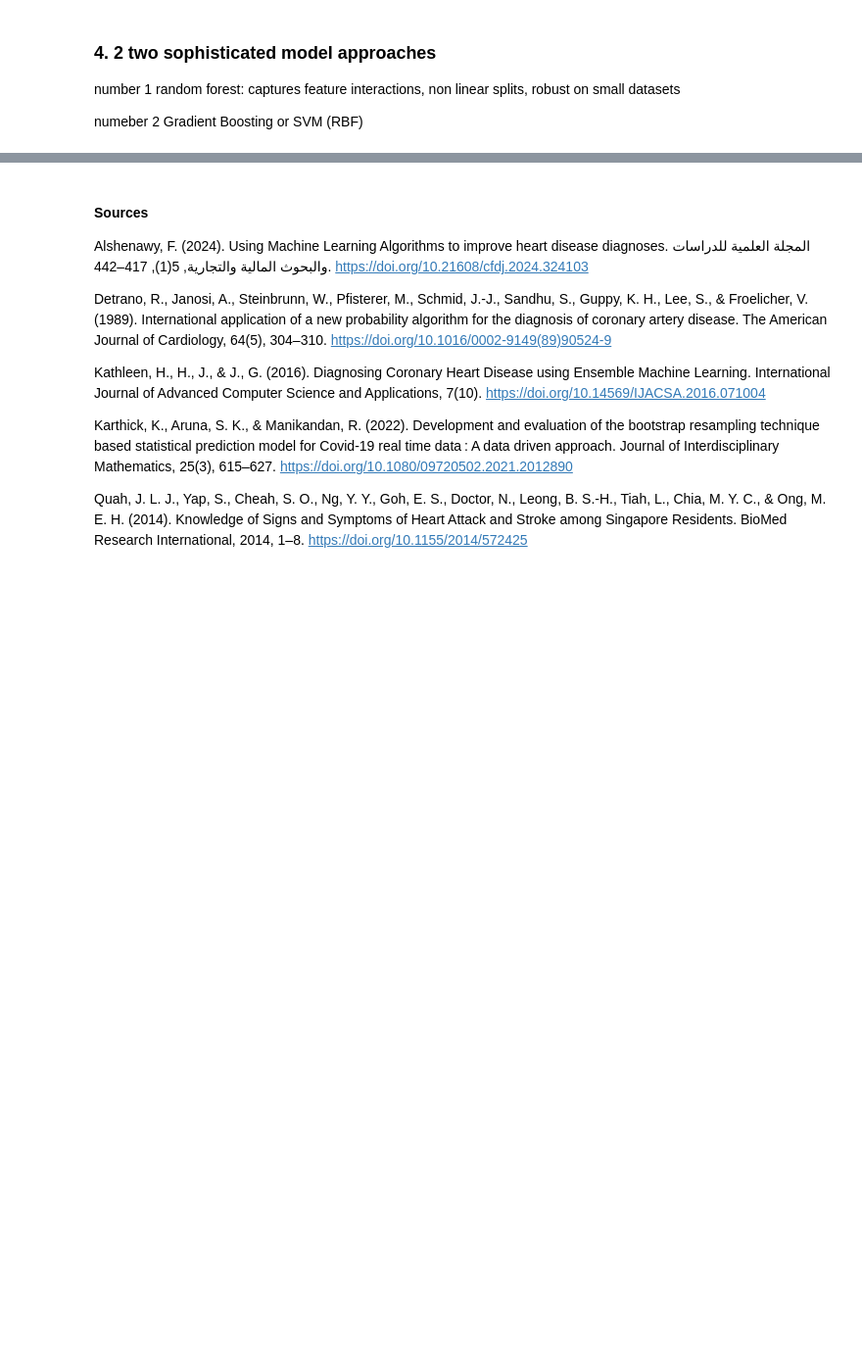
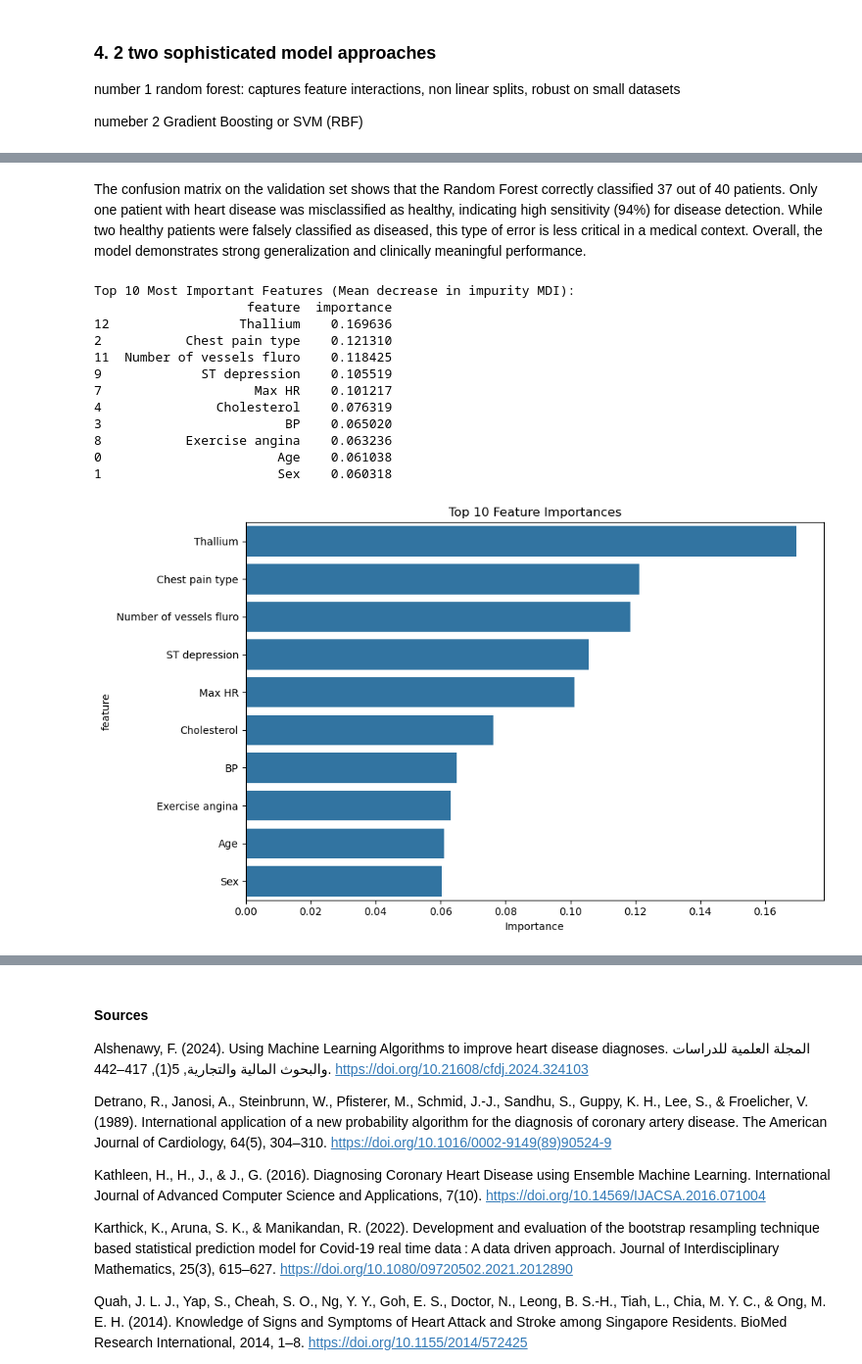
Before and after one commit to micheleishere/CO2, a Jupyter notebook: Project_CO2_main.ipynb, the cells around one changed output, grey strips where cells are left out. Shown at 98% size. Saved outputs shown, nothing was run; the diff lists cells and outputs as text; code cells hidden in the pictures; blank space fills up the shorter version.

```diff
--- a/Project_CO2_main.ipynb
+++ b/Project_CO2_main.ipynb
@@ -381,0 +457,33 @@ numeber 2 Gradient Boosting or SVM (RBF)
+# %% [markdown]
+The confusion matrix on the validation set shows that the Random Forest correctly classified 37 out of 40 patients. Only one patient with heart disease was misclassified as healthy, indicating high sensitivity (94%) for disease detection. While two healthy patients were falsely classified as diseased, this type of error is less critical in a medical context. Overall, the model demonstrates strong generalization and clinically meaningful performance.
+# %%
+# Feature importance
+feature_importance = pd.DataFrame({
+    'feature': train_X.columns,
+    'importance': clf.feature_importances_
+}).sort_values('importance', ascending=False)
+
+print("\nTop 10 Most Important Features (Mean decrease in impurity MDI):")
+print(feature_importance.head(10))
+
+# Plot feature importance
+plt.figure(figsize=(10, 6))
+sns.barplot(data=feature_importance.head(10), x='importance', y='feature', orient='h')
+plt.title('Top 10 Feature Importances (Mean decrease in impurity MDI)')
+plt.xlabel('Importance')
+plt.tight_layout()
+plt.show()
+# %% [output]
+Top 10 Most Important Features (Mean decrease in impurity MDI):
+                    feature  importance
+12                 Thallium    0.169636
+2           Chest pain type    0.121310
+11  Number of vessels fluro    0.118425
+9             ST depression    0.105519
+7                    Max HR    0.101217
+4               Cholesterol    0.076319
+3                        BP    0.065020
+8           Exercise angina    0.063236
+0                       Age    0.061038
+1                       Sex    0.060318
+[figure, added]
```
Also changed, not shown: parts of 22 cells of this notebook.
